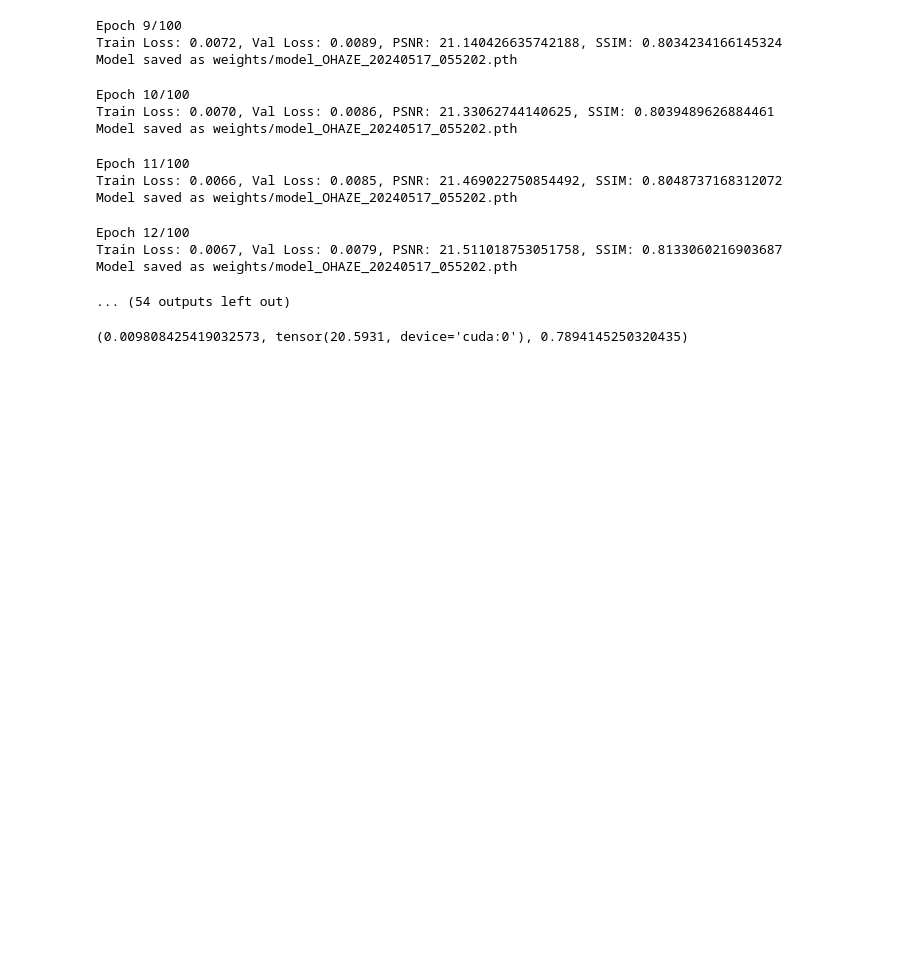
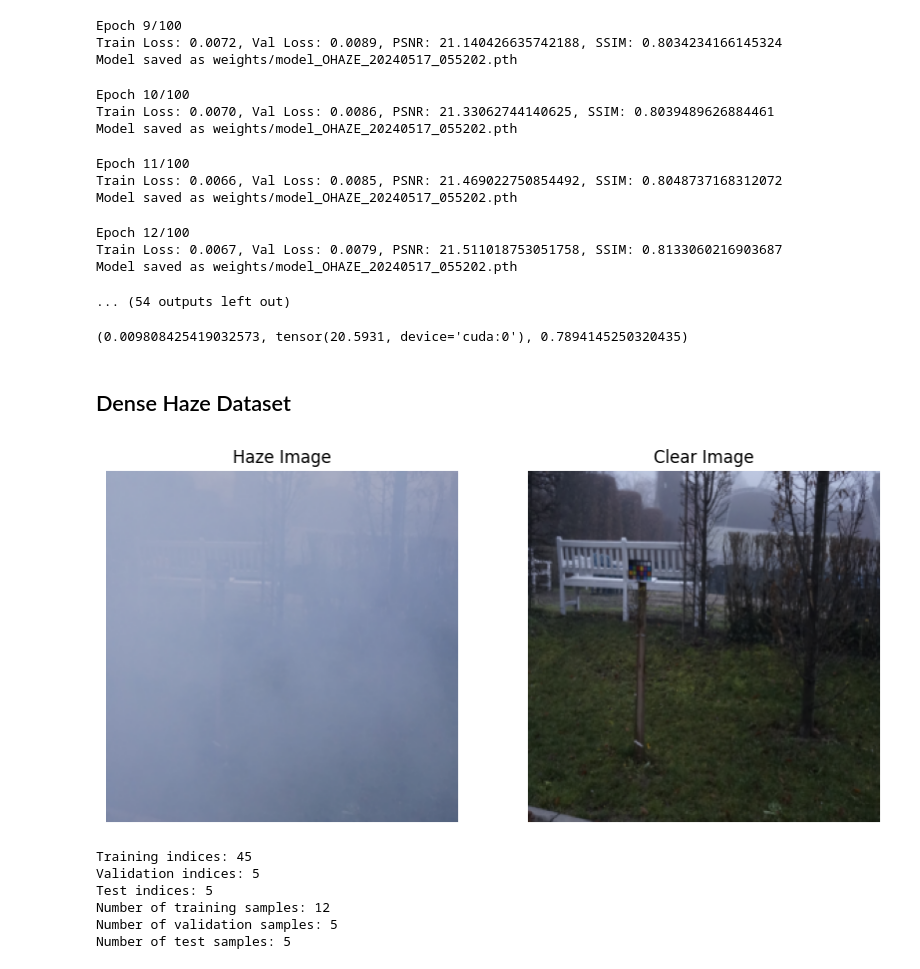
Before and after one commit to Longcodedao/dehaze-involution, a Jupyter notebook: testing_dataset.ipynb, the cells around one changed output. Cells and saved outputs as stored; diff of their text form; code cells hidden in the pictures; blank space fills up the shorter version.

Commit message:
NHHAZE DenseHAZE

```diff
--- a/testing_dataset.ipynb
+++ b/testing_dataset.ipynb
@@ -216,3 +216,5 @@ valid_per_epoch(model, test_loader, criterion, device, 0,
                     100, val_log, batch_size = 1, display = False)
 # %% [output]
 (0.009808425419032573, tensor(20.5931, device='cuda:0'), 0.7894145250320435)
+# %% [markdown]
+## Dense Haze Dataset
@@ -218,0 +255,66 @@ valid_per_epoch(model, test_loader, criterion, device, 0,
+# %%
+# Define transformation (if any)
+transform = transforms.Compose([
+    transforms.Resize((256, 256)),
+    transforms.ToTensor(),
+])
+
+dataset_dir = './dataset/Dense-HAZE/'
+dhaze_dataset = DenseHaze(dataset_dir, transform)
+# %%
+# Access an item from the dataset
+index = 0  # Change this to test different images
+haze_image, clear_image = dhaze_dataset[index]
+
+# print(haze_image)
+# Visualize the images
+plt.figure(figsize=(10, 5))
+plt.subplot(1, 2, 1)
+plt.imshow(haze_image.permute(1, 2, 0))  # Permute dimensions for visualization
+plt.title("Haze Image")
+plt.axis("off")
+
+plt.subplot(1, 2, 2)
+plt.imshow(clear_image.permute(1, 2, 0))  # Permute dimensions for visualization
+plt.title("Clear Image")
+plt.axis("off")
+
+plt.show()
+# %% [output]
+[figure, added]
+# %%
+from sklearn.model_selection import train_test_split
+
+# Indices for splitting
+total_size = len(dhaze_dataset)
+indices = list(range(total_size))
+
+# Split indices: 45 training, 5 validation, 5 test
+train_indices, test_indices = train_test_split(indices, test_size=10, random_state=42)
+val_indices, test_indices = train_test_split(test_indices, test_size=5, random_state=42)
+
+print(f'Training indices: {len(train_indices)}')
+print(f'Validation indices: {len(val_indices)}')
+print(f'Test indices: {len(test_indices)}')
+
+# Create Subset datasets
+train_dataset = Subset(dhaze_dataset, train_indices)
+val_dataset = Subset(dhaze_dataset, val_indices)
+test_dataset = Subset(dhaze_dataset, test_indices)
+
+# Create DataLoaders
+train_loader = DataLoader(train_dataset, batch_size=4, shuffle=True)
+val_loader = DataLoader(val_dataset, batch_size=1, shuffle=False)
+test_loader = DataLoader(test_dataset, batch_size=1, shuffle=False)
+
+# Example usage
+print("Number of training samples:", len(train_loader))
+print("Number of validation samples:", len(val_loader))
+print("Number of test samples:", len(test_loader))
+# %% [output]
+Training indices: 45
+Validation indices: 5
+Test indices: 5
+Number of training samples: 12
+Number of validation samples: 5
+Number of test samples: 5
```
Also changed, not shown: parts of 17 cells of this notebook, 8 other files.
